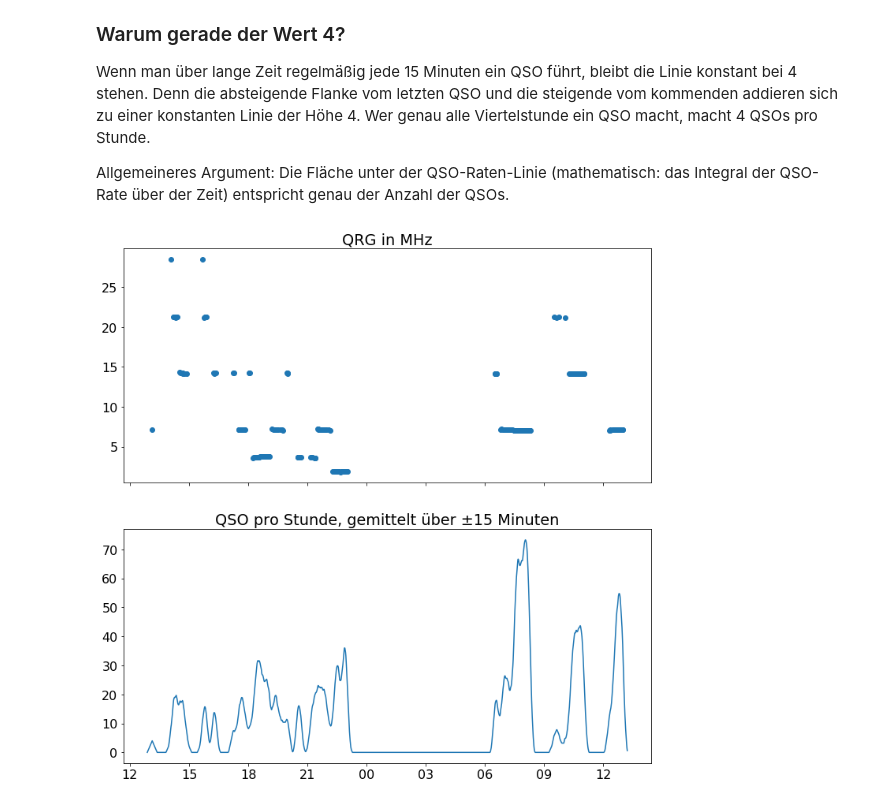
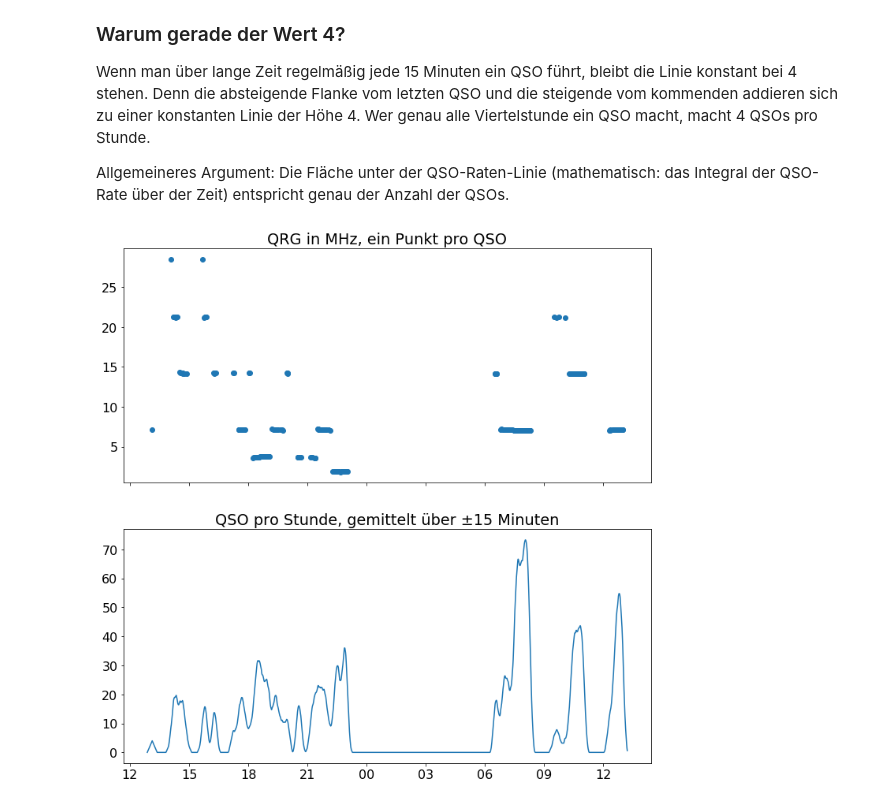
Before and after one commit to aknrdureegaesr/iaru-reg1-fd-dl0abt-2019, a Jupyter notebook: 2019-ssb-fd.ipynb, the cells around one changed output. Saved outputs shown, nothing was run; the diff lists cells and outputs as text; code cells hidden in the pictures.

```diff
--- a/2019-ssb-fd.ipynb
+++ b/2019-ssb-fd.ipynb
@@ -155,38 +176,38 @@ def timeon(qso):
 qsotimes = [timeon(qso) for qso in qsos]
 
 # Integrating over simple inverted - V function
-# spanning +/- 10 minutes.
+# spanning +/- 15 minutes.
 d = timedelta(minutes=15)
 def qsos_per_hour(qsotimes, t):
     start = t - d
     end = t + d
     def nearness_to_t(time):
         if time <= start:
             return 0.0
         elif end <= time:
             return 0.0
         else:
             return (1.0 - (abs(t-time) / d)) * 4.0
     return functools.reduce(lambda x, t_qso: x + nearness_to_t(t_qso), qsotimes, 0.0)
 
 step = timedelta(minutes=1)
 overall_start = qsotimes[0] - d
 overall_end = qsotimes[len(qsotimes) - 1] + d
 ts = [overall_start + i * step for i in range(0, int((overall_end - overall_start)/step))]
 # This is incredibly inefficient:
 rates = [qsos_per_hour(qsotimes, t) for t in ts]
 
 # As a test, a crude integration:
 # print("total: {}".format(functools.reduce(lambda x, r: x + r, rates, 0.0)/60.0))
 
 fig, axs = plt.subplots(nrows = 2, figsize = [12,12], sharex = 'col')
 ax = axs[1]
 ax.set_title("QSO pro Stunde, gemittelt über ±15 Minuten")
 ax.plot_date(ts, rates, '-', xdate = True, ydate = False)
-axs[0].set_title("QRG in MHz")
+axs[0].set_title("QRG in MHz, ein Punkt pro QSO")
 axs[0].plot_date(qsotimes, [float(qso['freq']) for qso in qsos], 'o', xdate = True, ydate = False)
 ax.xaxis.set_major_formatter(DateFormatter('%H'))
 plt.show(block = True)
 pass
 # %% [output]
-[figure, old version]
+[figure, new version]
```
Also changed, not shown: parts of 3 cells of this notebook, 2 other files.
